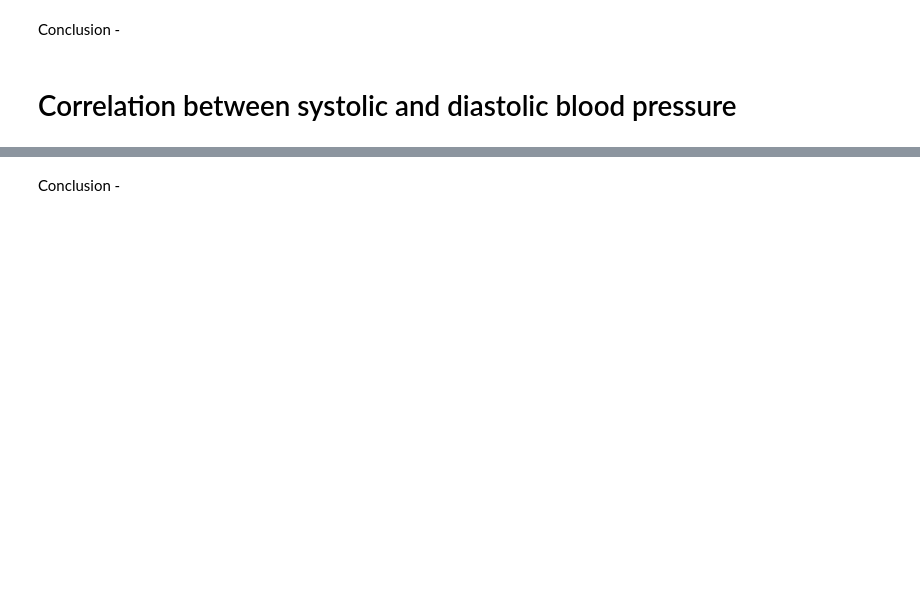
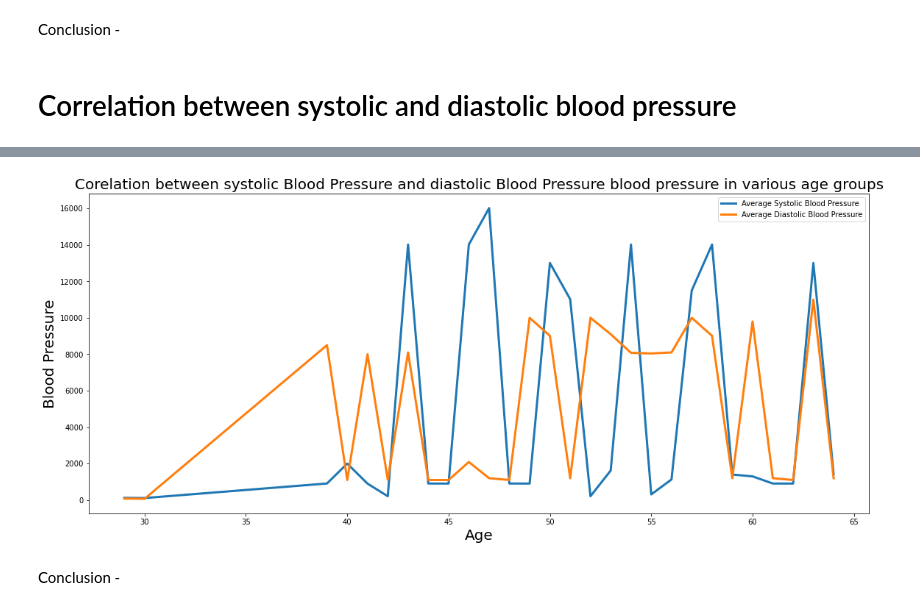
Before and after one commit to oof1718963/C193, a Jupyter notebook: C193_project-student.ipynb, the cells around one changed output, grey strips where cells are left out. Drawn from its saved outputs; the diff is of its cells as text; code cells hidden in the pictures; blank space fills up the shorter version.

```diff
--- a/C193_project-student.ipynb
+++ b/C193_project-student.ipynb
@@ -34,3 +82,5 @@ Image(filename='blood pressure readings chart.jpg')
 # %%
 #Task 4
 #Group by age and find maximum systolic blood pressure and create a dataframe project out of it
+group_by_age_systolic = df.groupby('age')['systolic_blood_pressure'].max().reset_index()
+group_by_age_systolic.dtypes
@@ -37,3 +91,6 @@ Image(filename='blood pressure readings chart.jpg')
 # %%
 #Task 5
 #Group by age and find maximum diastolic blood pressure and create a dataframe project out of it
+group_by_age_diastolic = df.groupby('age')['diastolic_blood_pressure'].max().reset_index()
+
+group_by_age_diastolic
@@ -43,2 +115,27 @@ Image(filename='blood pressure readings chart.jpg')
+# %%
+#Task 6
+#Plot a line graph to show a Correlation between systolic and diastolic blood pressure
+group_by_age_systolic_label = group_by_age_systolic['age']
+group_by_age_systolic_value = group_by_age_systolic['systolic_blood_pressure']
+
+
+fig1 = plt.subplots(figsize=(19,8))
+
+plt.plot(group_by_age_systolic_label, group_by_age_systolic_value, label = "Average Systolic Blood Pressure" , linewidth=3.0)
+
+
+group_by_age_diastolic_label = group_by_age_diastolic['age']
+group_by_age_diastolic_value = group_by_age_diastolic['diastolic_blood_pressure']
+plt.plot(group_by_age_diastolic_label, group_by_age_diastolic_value, label = "Average Diastolic Blood Pressure" , linewidth=3.0)
+plt.xlabel('Age', fontsize =20)
+plt.ylabel('Blood Pressure', fontsize =20)
+
+plt.title('Corelation between systolic Blood Pressure and diastolic Blood Pressure blood pressure in various age groups', fontsize=20)
+
+plt.legend()
+
+plt.show()
+# %% [output]
+[figure, added]
 # %% [markdown]
 Conclusion -
```
Also changed, not shown: parts of 8 cells of this notebook.
